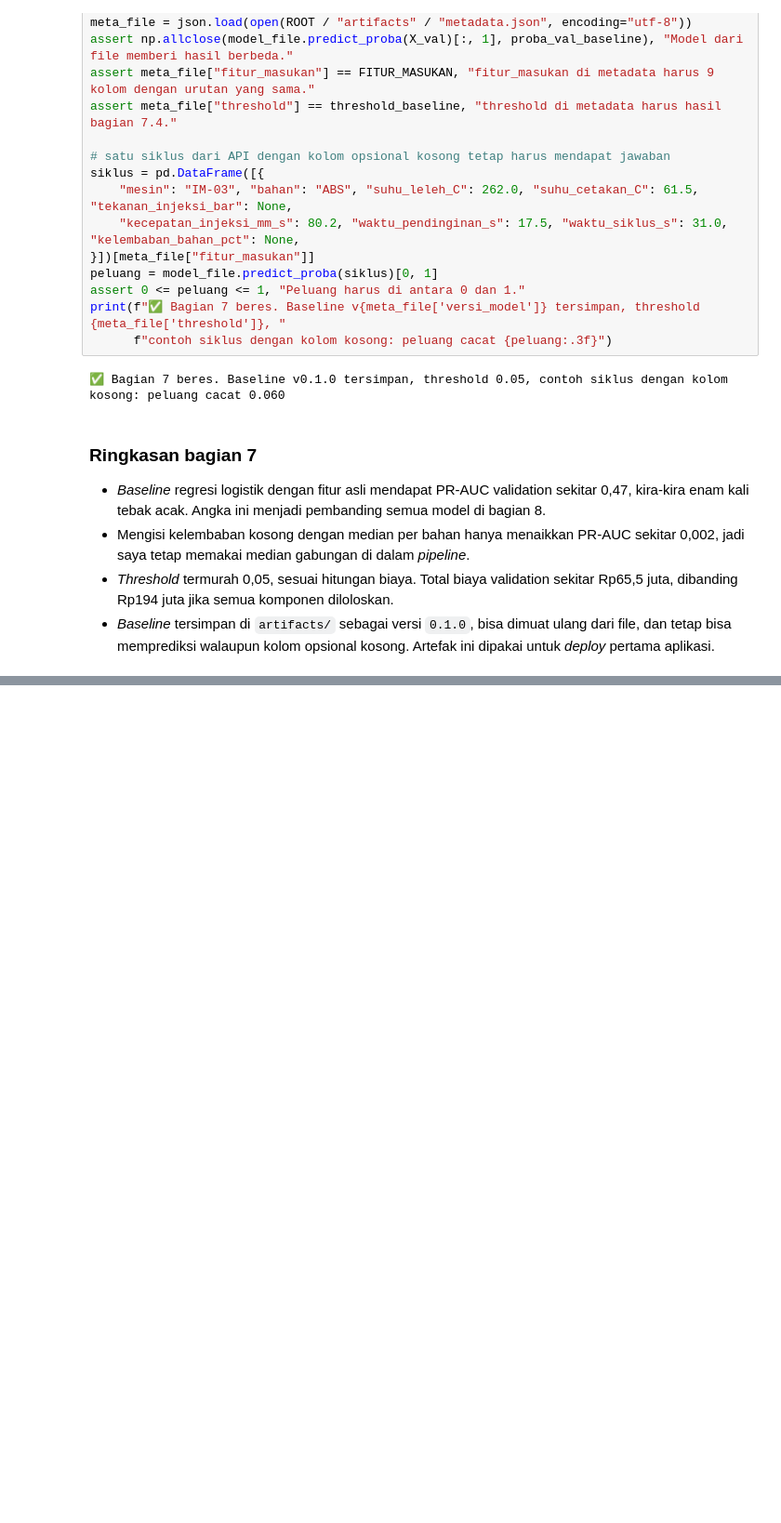
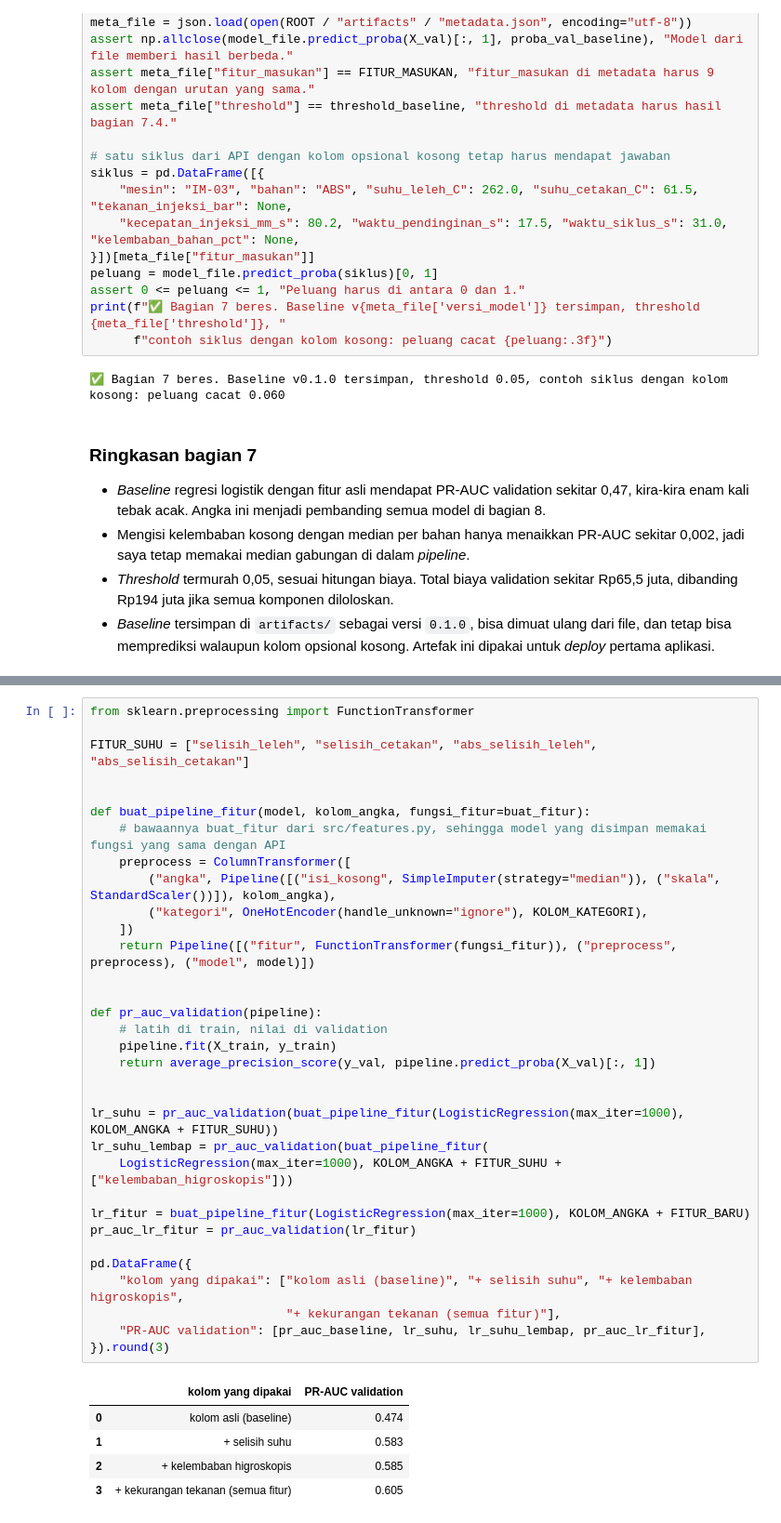
Before and after one commit to FarahAuliaKirana/qc-injection-molding, a Jupyter notebook: notebooks/qc_injection_molding.ipynb, the cells around one changed output, grey strips where cells are left out. Shown at 93% size. Drawn from its saved outputs; the diff is of its cells as text; blank space fills up the shorter version.

```diff
--- a/notebooks/qc_injection_molding.ipynb
+++ b/notebooks/qc_injection_molding.ipynb
@@ -1652,0 +1672,39 @@ print(f"✅ Bagian 7 beres. Baseline v{meta_file['versi_model']} tersimpan, thre
+# %%
+from sklearn.preprocessing import FunctionTransformer
+
+FITUR_SUHU = ["selisih_leleh", "selisih_cetakan", "abs_selisih_leleh", "abs_selisih_cetakan"]
+
+
+def buat_pipeline_fitur(model, kolom_angka, fungsi_fitur=buat_fitur):
+    # bawaannya buat_fitur dari src/features.py, sehingga model yang disimpan memakai fungsi yang sama dengan API
+    preprocess = ColumnTransformer([
+        ("angka", Pipeline([("isi_kosong", SimpleImputer(strategy="median")), ("skala", StandardScaler())]), kolom_angka),
+        ("kategori", OneHotEncoder(handle_unknown="ignore"), KOLOM_KATEGORI),
+    ])
+    return Pipeline([("fitur", FunctionTransformer(fungsi_fitur)), ("preprocess", preprocess), ("model", model)])
+
+
+def pr_auc_validation(pipeline):
+    # latih di train, nilai di validation
+    pipeline.fit(X_train, y_train)
+    return average_precision_score(y_val, pipeline.predict_proba(X_val)[:, 1])
+
+
+lr_suhu = pr_auc_validation(buat_pipeline_fitur(LogisticRegression(max_iter=1000), KOLOM_ANGKA + FITUR_SUHU))
+lr_suhu_lembap = pr_auc_validation(buat_pipeline_fitur(
+    LogisticRegression(max_iter=1000), KOLOM_ANGKA + FITUR_SUHU + ["kelembaban_higroskopis"]))
+
+lr_fitur = buat_pipeline_fitur(LogisticRegression(max_iter=1000), KOLOM_ANGKA + FITUR_BARU)
+pr_auc_lr_fitur = pr_auc_validation(lr_fitur)
+
+pd.DataFrame({
+    "kolom yang dipakai": ["kolom asli (baseline)", "+ selisih suhu", "+ kelembaban higroskopis",
+                           "+ kekurangan tekanan (semua fitur)"],
+    "PR-AUC validation": [pr_auc_baseline, lr_suhu, lr_suhu_lembap, pr_auc_lr_fitur],
+}).round(3)
+# %% [output]
+|  | kolom yang dipakai | PR-AUC validation |
+| 0 | kolom asli (baseline) | 0.474 |
+| 1 | + selisih suhu | 0.583 |
+| 2 | + kelembaban higroskopis | 0.585 |
+| 3 | + kekurangan tekanan (semua fitur) | 0.605 |
```
Also changed, not shown: parts of 15 cells of this notebook, 2 other files.
